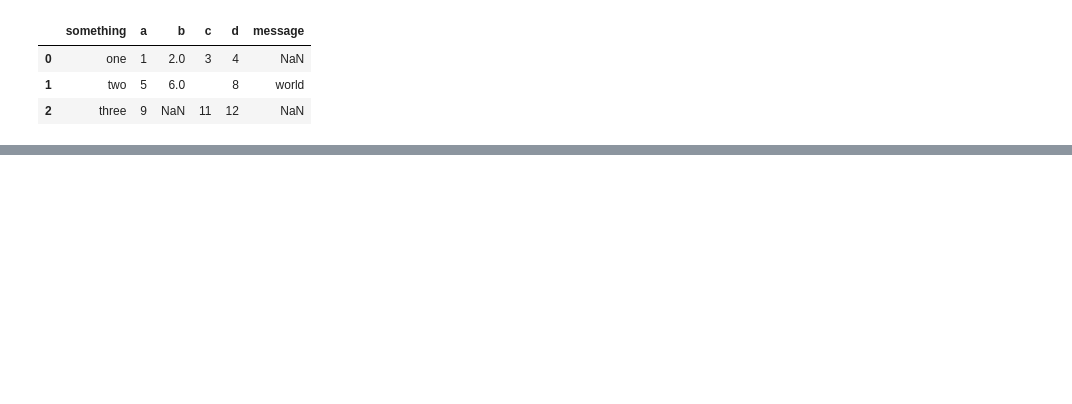
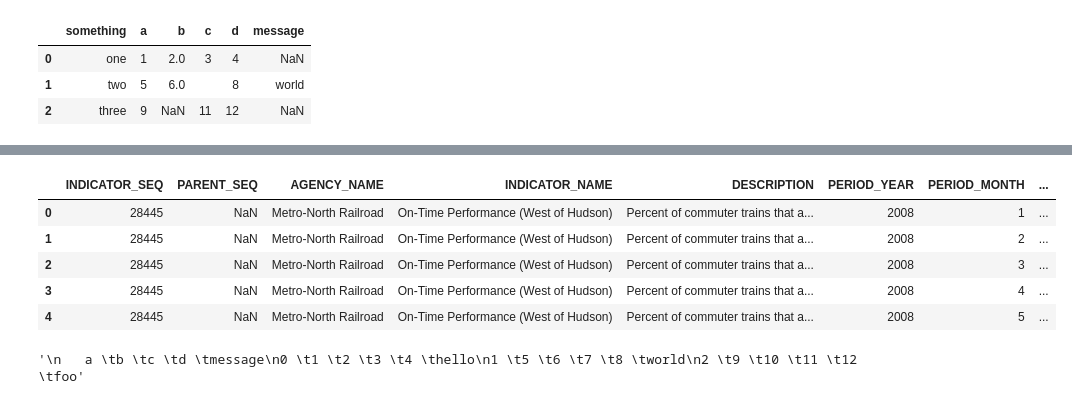
Before and after one commit to Kuvuklija/Python_Yas_Makkini, a Jupyter notebook: 6_ReadWriteFiles.ipynb, the cells around one changed output, grey strips where cells are left out. Cells and saved outputs as stored; diff of their text form; code cells hidden in the pictures; blank space fills up the shorter version.

Commit message:
working with source: csv, json, html, Postgres...

```diff
--- a/6_ReadWriteFiles.ipynb
+++ b/6_ReadWriteFiles.ipynb
@@ -134,0 +359,80 @@ pd.read_csv('/home/vk/Python_Source/pydata-book/examples/ex5.csv', na_values=sen
+# %%
+import pandas as pd
+import numpy as np
+#@@@@@@@@@@@@@@@@@@@@@@@@@@@@  XML and HTML @@@@@@@@@@@@@@@@@@@@@@@@@@@
+
+tables = pd.read_html('/home/vk/Python_Source/pydata-book/examples/fdic_failed_bank_list.html')
+len(tables) # 1
+failure = tables[0] # DF type
+failure.head()
+failure[["Bank Name", "Closing Date"]]
+"""
+ 	Bank Name 	                    Closing Date
+0 	Allied Bank 	                September 23, 2016
+1 	The Woodbury Banking Company 	August 19, 2016
+2 	First CornerStone Bank 	        May 6, 2016
+3 	Trust Company Bank 	            April 29, 2016
+4 	North Milwaukee State Bank 	    March 11, 201616, 2016"""
+
+close_timestamps = pd.to_datetime(failure["Closing Date"])
+close_timestamps.dt.year.value_counts() # how many banks closed by year
+
+#@@@@@@ XML, library: lxml @@@@@@#
+
+# 1 var.
+from lxml import objectify
+path = "/home/vk/Python_Source/pydata-book/datasets/mta_perf/Performance_MNR.xml"
+with open(path) as f:
+    parsed = objectify.parse(f)
+root = parsed.getroot() # here root
+
+data = []
+skip_fields = ["PARENT_SEQ", "INDICATOR_SEQ", "DESIRED_CHANGE", "DECIMAL_PLACES"] # skip fields
+
+for elt in root.INDICATOR:
+    el_data = {}
+    for child in elt.getchildren():
+        if child.tag in skip_fields:
+            continue
+        el_data[child.tag] = child.pyval
+    data.append(el_data)
+
+perf = pd.DataFrame(data)
+perf.head() # output first 5 rows
+
+# 2 var.
+perf2 = pd.read_xml(path)
+perf2.head()
+# %% [output]
+|  | INDICATOR_SEQ | PARENT_SEQ | AGENCY_NAME | INDICATOR_NAME | DESCRIPTION | PERIOD_YEAR | PERIOD_MONTH | ... |
+| 0 | 28445 | NaN | Metro-North Railroad | On-Time Performance (West of Hudson) | Percent of commuter trains that a... | 2008 | 1 | ... |
+| 1 | 28445 | NaN | Metro-North Railroad | On-Time Performance (West of Hudson) | Percent of commuter trains that a... | 2008 | 2 | ... |
+| 2 | 28445 | NaN | Metro-North Railroad | On-Time Performance (West of Hudson) | Percent of commuter trains that a... | 2008 | 3 | ... |
+| 3 | 28445 | NaN | Metro-North Railroad | On-Time Performance (West of Hudson) | Percent of commuter trains that a... | 2008 | 4 | ... |
+| 4 | 28445 | NaN | Metro-North Railroad | On-Time Performance (West of Hudson) | Percent of commuter trains that a... | 2008 | 5 | ... |
+# %%
+import pandas as pd
+import numpy as np
+
+#@@@@@@@@@@@@@@@@@@@@@@@  BINARY FILE @@@@@@@@@@@@@@@@@@@
+
+frame = pd.read_csv('/home/vk/Python_Source/pydata-book/examples/ex1.csv')
+frame
+"""
+   a 	b 	c 	d 	message
+0 	1 	2 	3 	4 	hello
+1 	5 	6 	7 	8 	world
+2 	9 	10 	11 	12 	foo"""
+
+frame.to_pickle('/home/vk/Python_Source/pydata-book/examples/frame_pickle')
+pd.read_pickle('/home/vk/Python_Source/pydata-book/examples/frame_pickle')
+"""
+   a 	b 	c 	d 	message
+0 	1 	2 	3 	4 	hello
+1 	5 	6 	7 	8 	world
+2 	9 	10 	11 	12 	foo"""
+
+#fec = pd.read_parquet("/home/vk/Python_Source/pydata-book/datasets/fec/fec.parquet")
+#fec
+# %% [output]
+'\n   a \tb \tc \td \tmessage\n0 \t1 \t2 \t3 \t4 \thello\n1 \t5 \t6 \t7 \t8 \tworld\n2 \t9 \t10 \t11 \t12 \tfoo'
```
Also changed, not shown: parts of 7 cells of this notebook, 2 other files.
